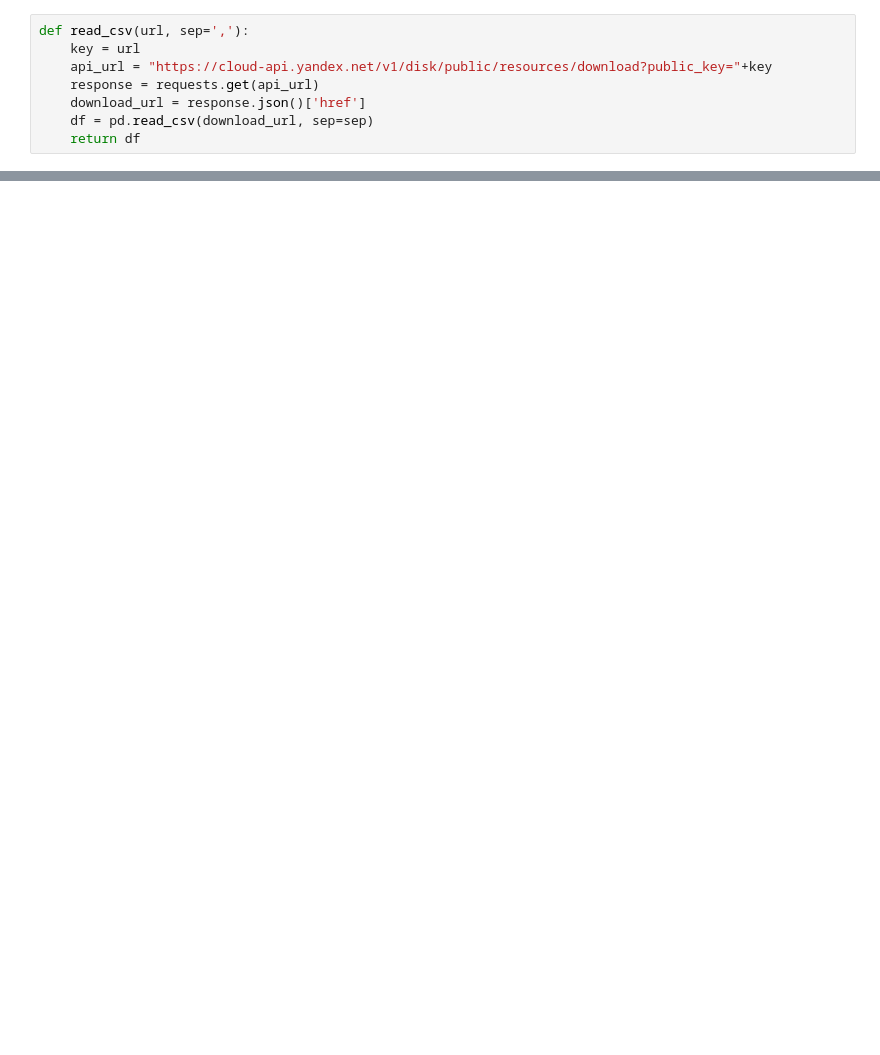
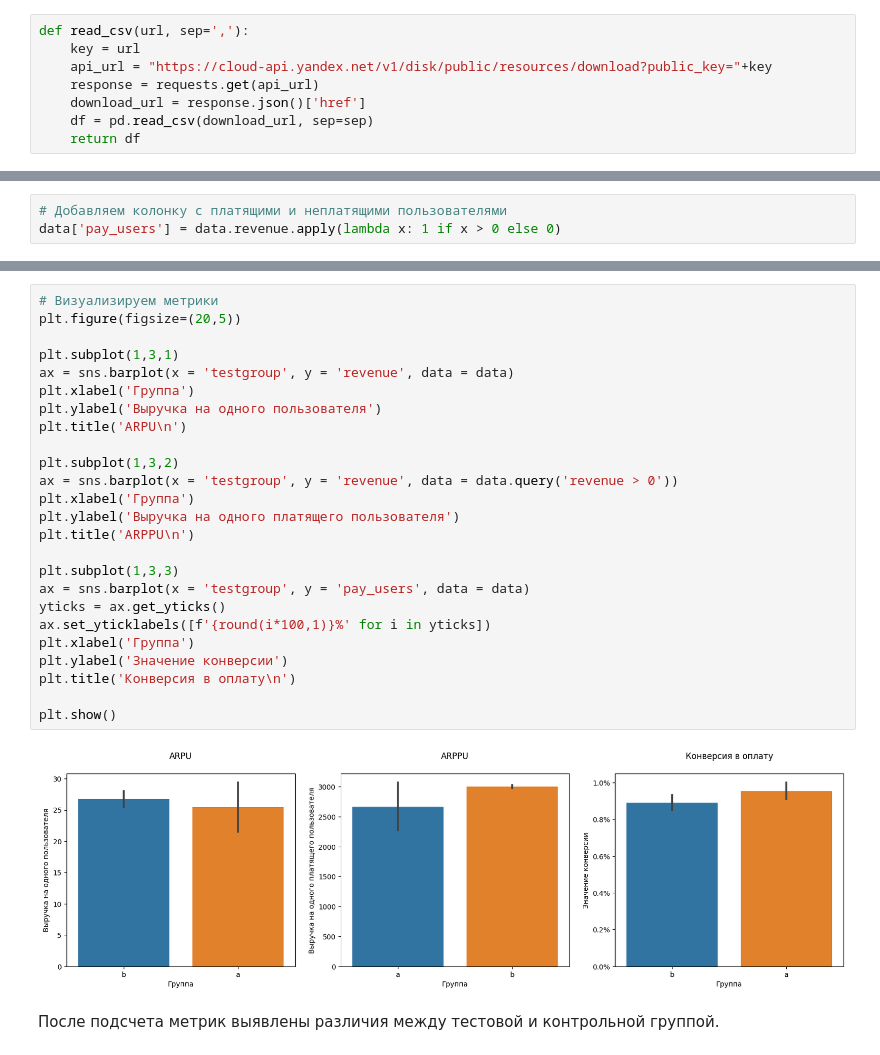
Before and after one commit to equi1p/game_analyst, a Jupyter notebook: Game_project.ipynb, the cells around one changed output, grey strips where cells are left out. Cells and saved outputs as stored; diff of their text form; blank space fills up the shorter version.

```diff
--- a/Game_project.ipynb
+++ b/Game_project.ipynb
@@ -73,0 +195,3 @@ See the caveats in the documentation: https://pandas.pydata.org/pandas-docs/stab
+# %%
+# Добавляем колонку с платящими и неплатящими пользователями
+data['pay_users'] = data.revenue.apply(lambda x: 1 if x > 0 else 0)
@@ -73,0 +213,29 @@ See the caveats in the documentation: https://pandas.pydata.org/pandas-docs/stab
+# %%
+# Визуализируем метрики
+plt.figure(figsize=(20,5))
+
+plt.subplot(1,3,1)
+ax = sns.barplot(x = 'testgroup', y = 'revenue', data = data)
+plt.xlabel('Группа')
+plt.ylabel('Выручка на одного пользователя')
+plt.title('ARPU\n')
+
+plt.subplot(1,3,2)
+ax = sns.barplot(x = 'testgroup', y = 'revenue', data = data.query('revenue > 0'))
+plt.xlabel('Группа')
+plt.ylabel('Выручка на одного платящего пользователя')
+plt.title('ARPPU\n')
+
+plt.subplot(1,3,3)
+ax = sns.barplot(x = 'testgroup', y = 'pay_users', data = data)
+yticks = ax.get_yticks()
+ax.set_yticklabels([f'{round(i*100,1)}%' for i in yticks])
+plt.xlabel('Группа')
+plt.ylabel('Значение конверсии')
+plt.title('Конверсия в оплату\n')
+
+plt.show()
+# %% [output]
+[figure, added]
+# %% [markdown]
+После подсчета метрик выявлены различия между тестовой и контрольной группой.
```
Also changed, not shown: parts of 54 cells of this notebook.
